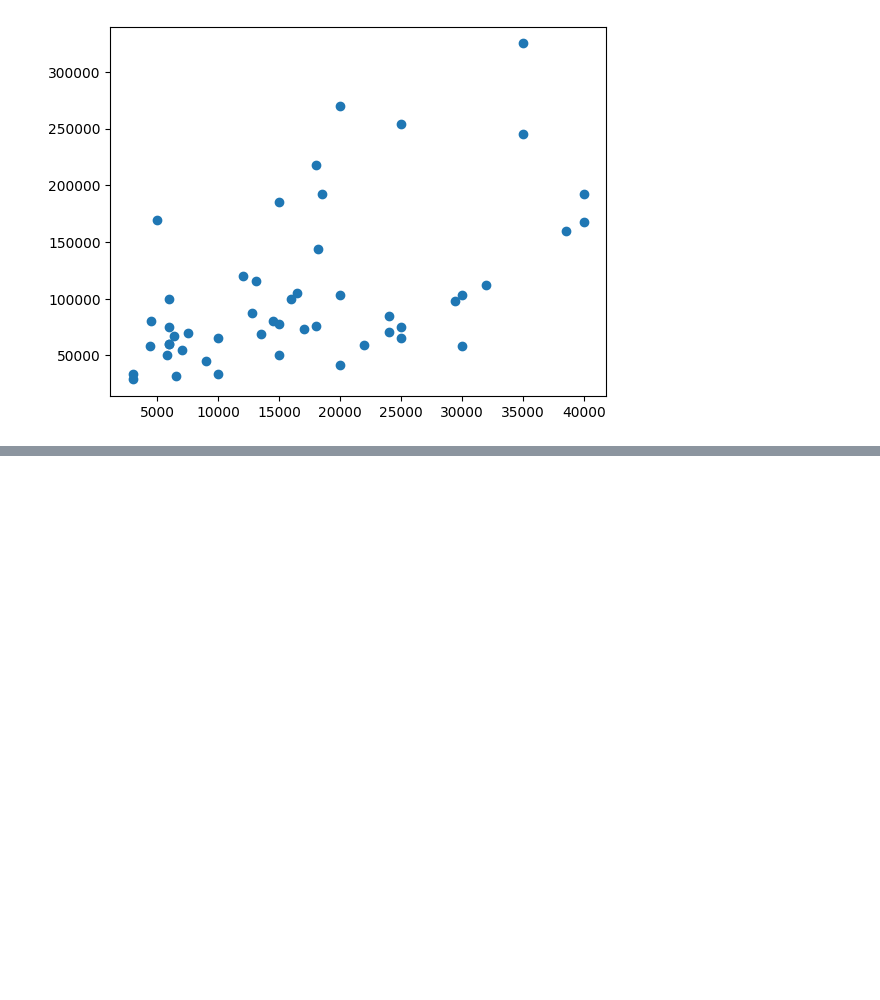
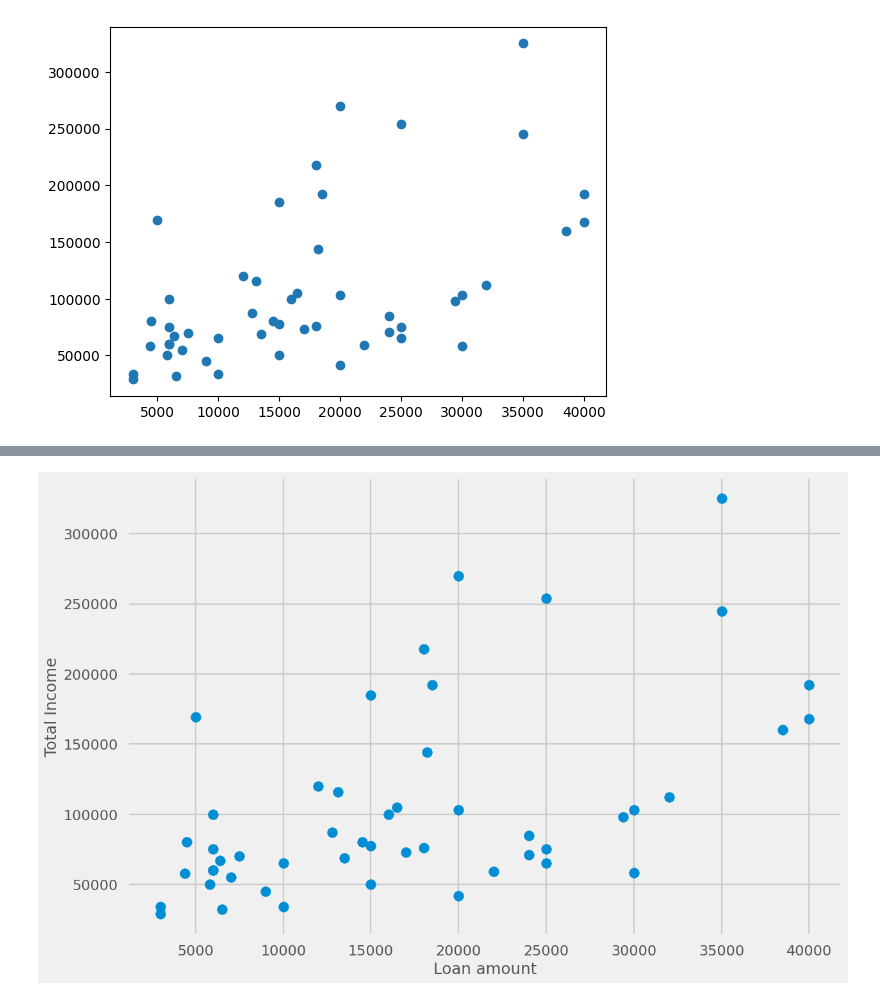
Before and after one commit to delu86/OpenIntro_Stats, a Jupyter notebook: Ch2_Summarizing_data.ipynb, the cells around one changed output, grey strips where cells are left out. Saved outputs shown, nothing was run; the diff lists cells and outputs as text; code cells hidden in the pictures; blank space fills up the shorter version.

```diff
--- a/Ch2_Summarizing_data.ipynb
+++ b/Ch2_Summarizing_data.ipynb
@@ -30,0 +52,8 @@ plt.show()
+# %%
+plt.style.use('seaborn-v0_8-poster')
+plt.scatter(df['loan_amount'],df['total_income'])
+plt.xlabel('Loan amount')
+plt.ylabel('Total Income')
+plt.show()
+# %% [output]
+[figure, added]
```
Also changed, not shown: parts of 27 cells of this notebook.
